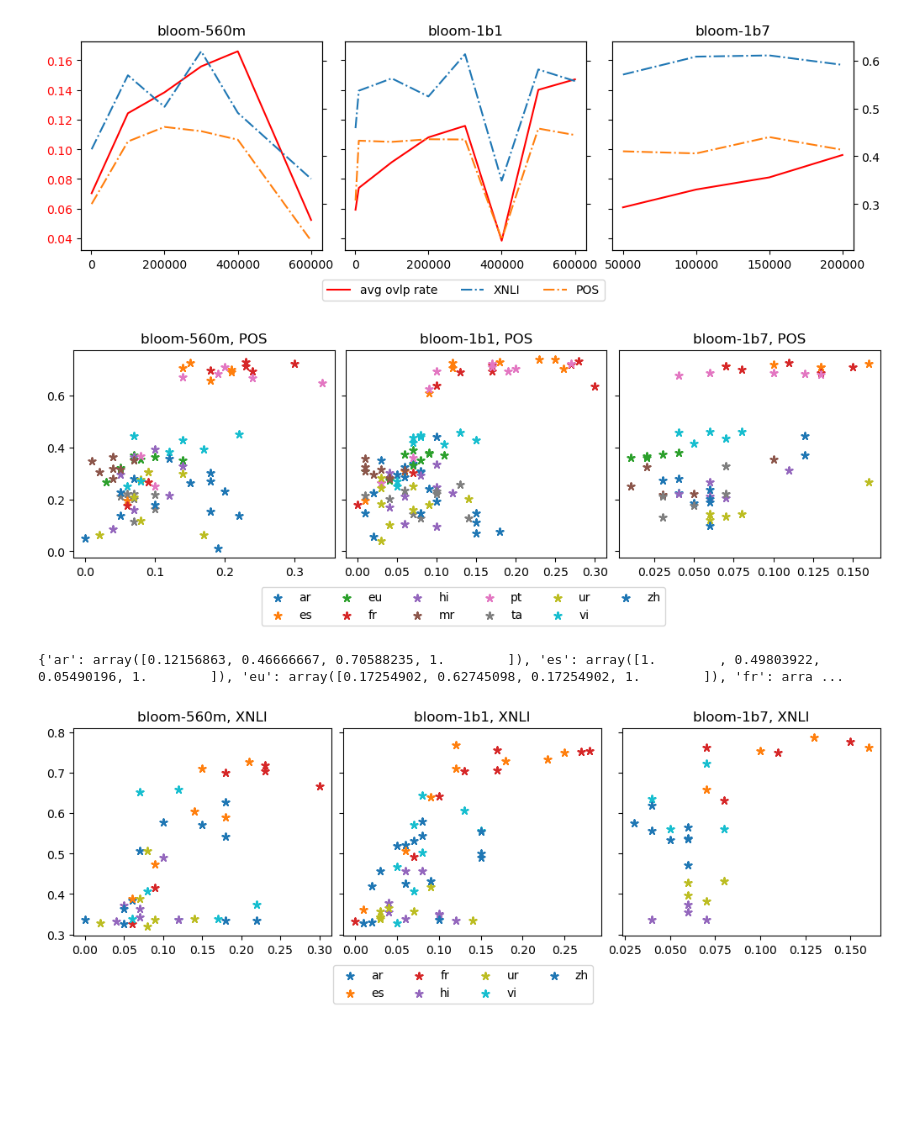
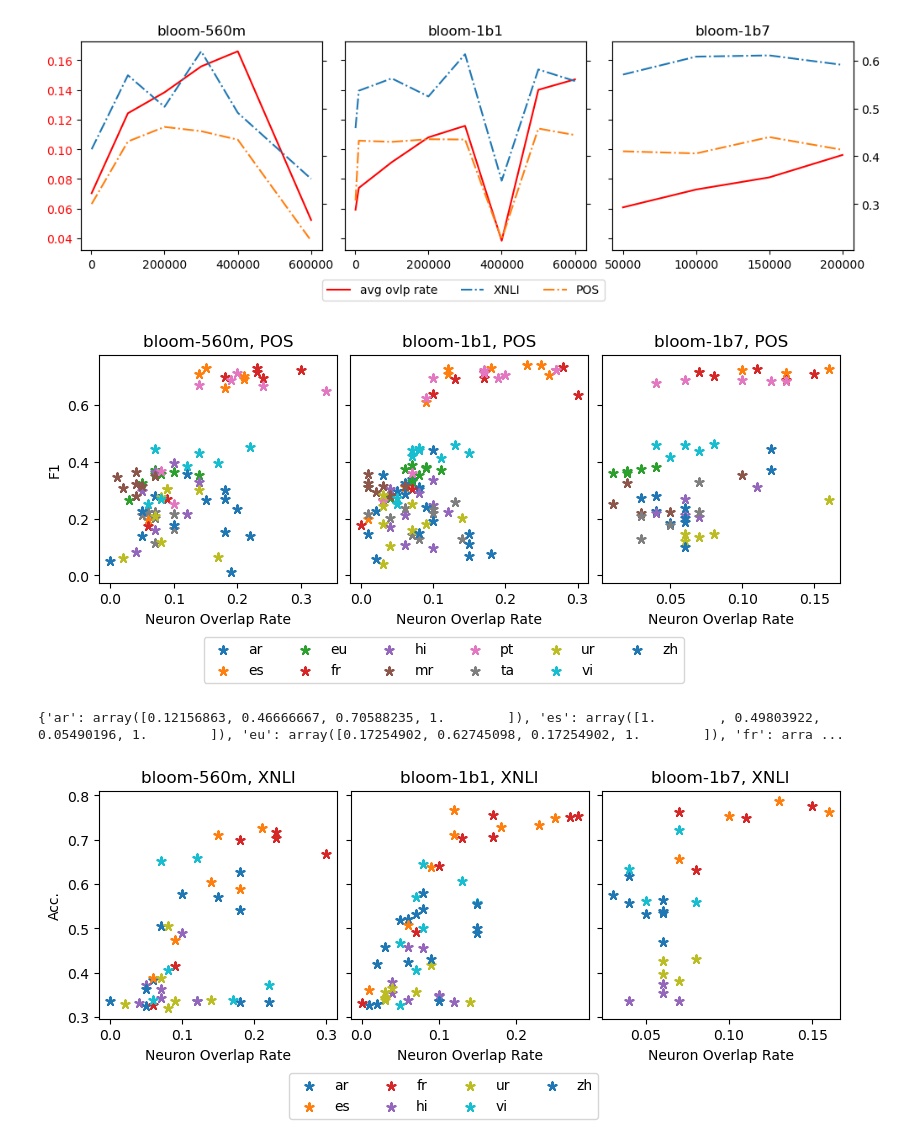
Before and after one commit to ErikaaWang/multilingual-typology-probing, a Jupyter notebook: scatter_plot_ovlp.ipynb, the cells around one changed output. Drawn from its saved outputs; the diff is of its cells as text; code cells hidden in the pictures; blank space fills up the shorter version.

Commit message:
plot updated

```diff
--- a/scatter_plot_ovlp.ipynb
+++ b/scatter_plot_ovlp.ipynb
@@ -169,7 +170,7 @@ dict_values([0.41031836334686256, 0.40591180655950665, 0.4400413009499986, 0.413
 lang_color_dict = {}
 # %%
 # ======================#3 correlation plot - scatter#==============================
-fig, axs = plt.subplots(1, 3, sharex=False, sharey=True, layout="constrained", figsize=(10,3))
+fig, axs = plt.subplots(1, 3, sharex=False, sharey=True, layout="constrained", figsize=(8,3))
 model_index = 0
 task = 'f1-score' #'xnli_acc'
 
@@ -192,6 +193,8 @@ for model in ['bloom-560m', 'bloom-1b1', 'bloom-1b7']:
         s = axs[model_index].scatter(x, y, marker=(5, 2), label=lang)
         lang_color_dict[lang] = s.get_facecolor()[0]
         axs[model_index].set_title(f'{model}, POS')
+        axs[model_index].set_xlabel('Neuron Overlap Rate')
+
 
 
 
@@ -200,41 +203,42 @@ for model in ['bloom-560m', 'bloom-1b1', 'bloom-1b7']:
     #     score_dict = pd.read_csv(f'csv_files/{model}_{task_name_dict[task]}.csv', index_col=0)
     #     avg_scores = score_dict.mean(axis=0).to_dict()
     #     if 'best' in avg_scores:
     #         del avg_scores['best']
     #     x = [int(k) for k in avg_scores.keys()]
     #     y = avg_scores.values()
     #     print(x)
     #     print(y)
     #     axs_dup[model_index].plot(x, y, "-.", label=task)
     # if model_index < 2:
     #     axs_dup[model_index].get_shared_y_axes().join(axs_dup[model_index], axs_dup[model_index+1])
     # axs[model_index].set_title(model)
     # axs[model_index].tick_params(axis='y', labelcolor='red')
     model_index += 1
 
+axs[0].set_ylabel('F1')
 labels_handles = {
   label: handle for ax in fig.axes for handle, label in zip(*ax.get_legend_handles_labels())
 }
 
 fig.legend(
   labels_handles.values(),
   labels_handles.keys(),
   loc = "upper center",
    bbox_to_anchor = (0.5, 0),
    bbox_transform = plt.gcf().transFigure,
    ncol=6
 )
 
 plt.savefig(f'experiments/scatterplots/crslgual_scatter_POS.pdf', bbox_inches='tight')
 # %% [output]
-[figure, old version]
+[figure, new version]
 # %%
 print(lang_color_dict)
 # %% [output]
 {'ar': array([0.12156863, 0.46666667, 0.70588235, 1.        ]), 'es': array([1.        , 0.49803922, 0.05490196, 1.        ]), 'eu': array([0.17254902, 0.62745098, 0.17254902, 1.        ]), 'fr': arra ...
 # %%
 # ======================#3 correlation plot - scatter#==============================
-fig, axs = plt.subplots(1, 3, sharex=False, sharey=True, layout="constrained", figsize=(10,3))
+fig, axs = plt.subplots(1, 3, sharex=False, sharey=True, layout="constrained", figsize=(8,3))
 model_index = 0
 task = 'xnli_acc'
 
@@ -257,6 +261,7 @@ for model in ['bloom-560m', 'bloom-1b1', 'bloom-1b7']:
         s = axs[model_index].scatter(x, y, color=lang_color_dict[lang], marker=(5, 2), label=lang)
         lang_color_dict[lang] = s.get_facecolor()[0]
         axs[model_index].set_title(f'{model}, XNLI')
+        axs[model_index].set_xlabel('Neuron Overlap Rate')
 
 
 
@@ -276,7 +281,7 @@ for model in ['bloom-560m', 'bloom-1b1', 'bloom-1b7']:
     # axs[model_index].set_title(model)
     # axs[model_index].tick_params(axis='y', labelcolor='red')
     model_index += 1
-
+axs[0].set_ylabel('Acc.')
 labels_handles = {
   label: handle for ax in fig.axes for handle, label in zip(*ax.get_legend_handles_labels())
 }
@@ -292,4 +297,4 @@ fig.legend(
 
 plt.savefig(f'experiments/scatterplots/crslgual_scatter_XNLI.pdf', bbox_inches='tight')
 # %% [output]
-[figure, old version]
+[figure, new version]
```
Also changed, not shown: parts of 1 cell of this notebook, 2 other files.
